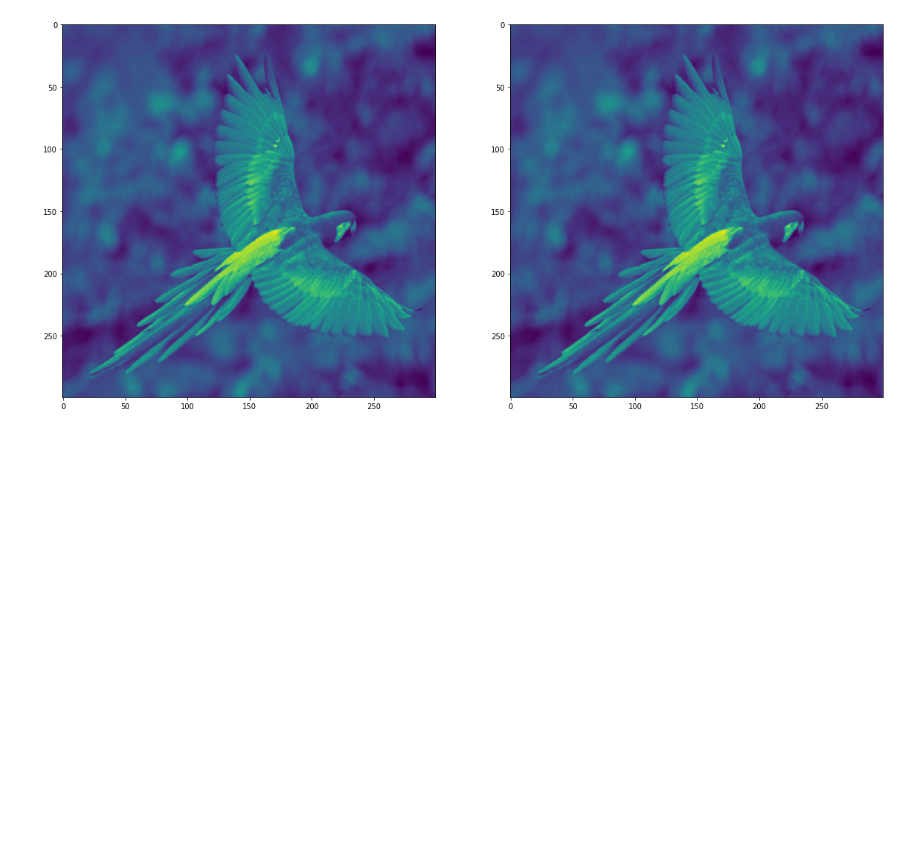
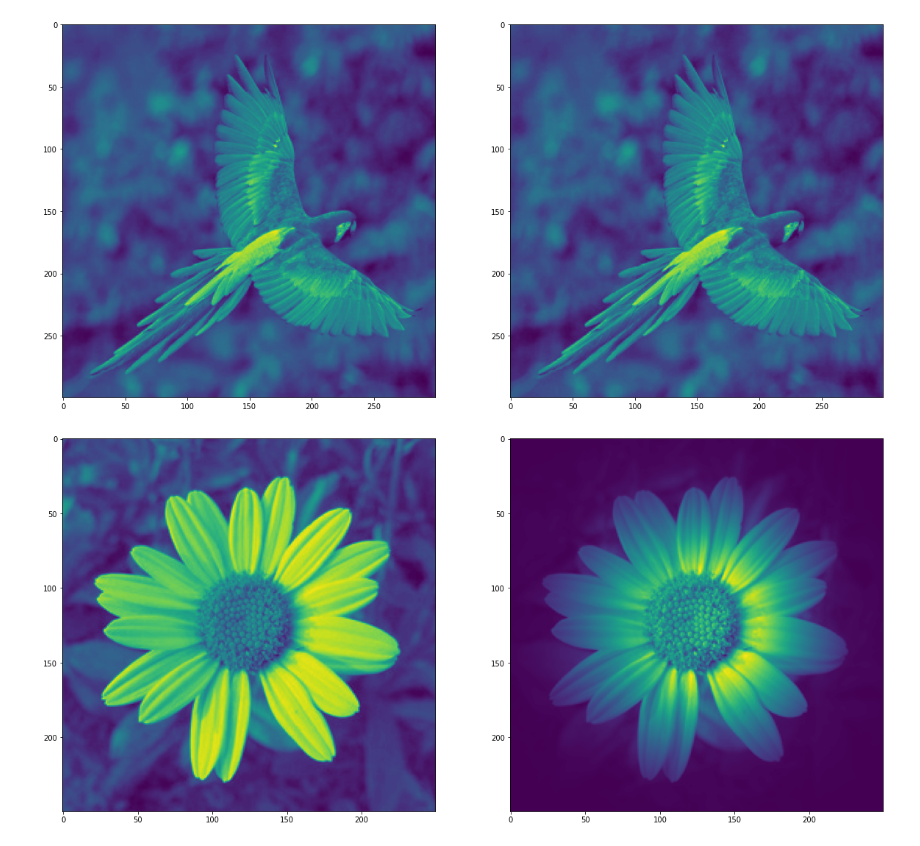
Before and after one commit to natanbc/SCC0251-Assignment2, a Jupyter notebook: notebook.ipynb, the cells around one changed output. Saved outputs shown, nothing was run; the diff lists cells and outputs as text; code cells hidden in the pictures; blank space fills up the shorter version.

Commit message:
Added Vignette to the assignment notebook

```diff
--- a/notebook.ipynb
+++ b/notebook.ipynb
@@ -10,6 +11,8 @@ plt.rcParams["figure.figsize"] = (20,10)
 camera = imageio.imread("images/camera.png")
 moon = imageio.imread("images/moon.png")
 arara = imageio.imread("images/arara.png")
+flower = imageio.imread("images/flower.png")
+airplane = imageio.imread("images/airplane.png")
 # %%
 def show(original, modified):
     fig, ax = plt.subplots(1, 2)
@@ -31,3 +34,7 @@ show(arara, unsharp(arara, 0.5, 1))
 show(arara, unsharp(arara, 0.75, 2))
 # %% [output]
 [figure]
+# %%
+show(flower, vignette(flower, 50, 50))
+# %% [output]
+[figure, added]
```
Also changed, not shown: parts of 2 cells of this notebook.
